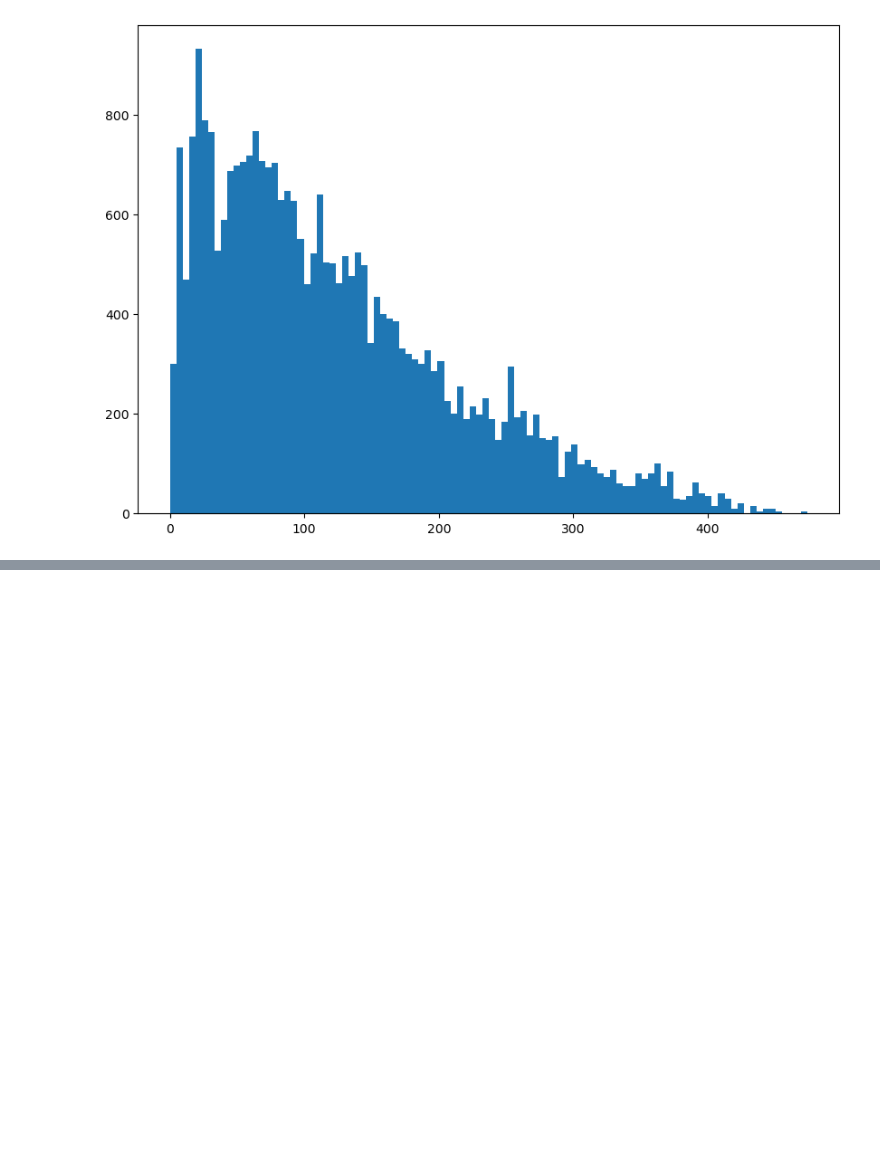
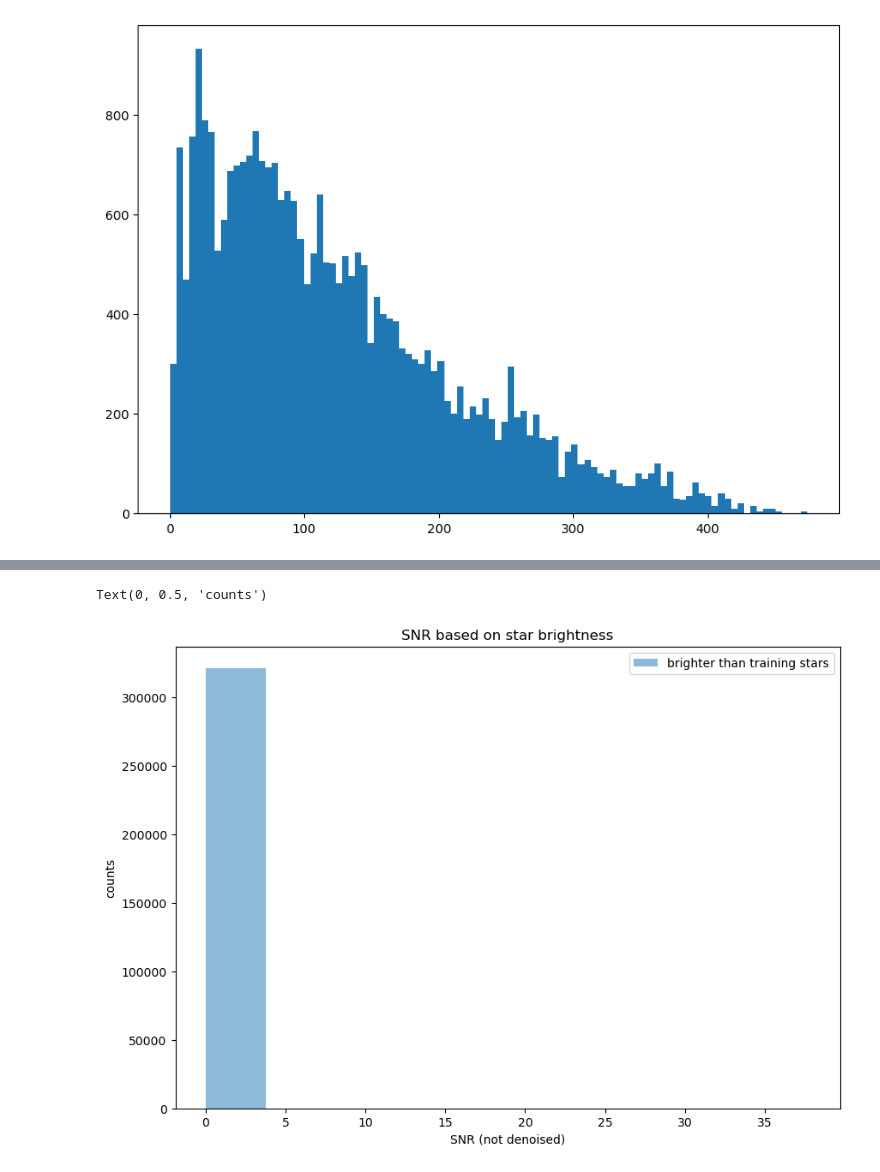
Before and after one commit to SHDaniels/Continuous-Readout-Image-Transient-Detection-with-CNNs, a Jupyter notebook: detectability_limits.ipynb, the cells around one changed output, grey strips where cells are left out. Drawn from its saved outputs; the diff is of its cells as text; code cells hidden in the pictures; blank space fills up the shorter version.

```diff
--- a/detectability_limits.ipynb
+++ b/detectability_limits.ipynb
@@ -536,0 +612,2 @@ plt.hist(avgs, bins=100)
+# %%
+rf_gone_no_0029['lc_filename'] = rf_gone_no_0029.apply(make_filename, axis=1)
@@ -536,0 +630,7 @@ plt.hist(avgs, bins=100)
+# %%
+merged = rf_gone_no_0029.merge(
+    fluxes_no_29[[0, 1]],
+    left_on='lc_filename',
+    right_on=0,
+    how='left'
+)
@@ -536,0 +652,16 @@ plt.hist(avgs, bins=100)
+# %%
+merged[1] = merged[1].astype(float)
+# %%
+less_than_130 = merged[merged[1]<130]
+more_than_130 = merged[merged[1]>130]
+# %%
+# plt.hist(less_than_130['snr_local'],  label='dimmer than training stars', alpha=.5, color='blue')
+plt.hist(more_than_130['snr_local'],  label='brighter than training stars', alpha=.5)
+# plt.xscale('log')
+plt.legend()
+plt.xlabel("SNR (not denoised)")
+plt.title("SNR based on star brightness")
+plt.ylabel("counts")
+# %% [output]
+Text(0, 0.5, 'counts')
+[figure, added]
```
Also changed, not shown: parts of 156 cells of this notebook, 12 other files.
